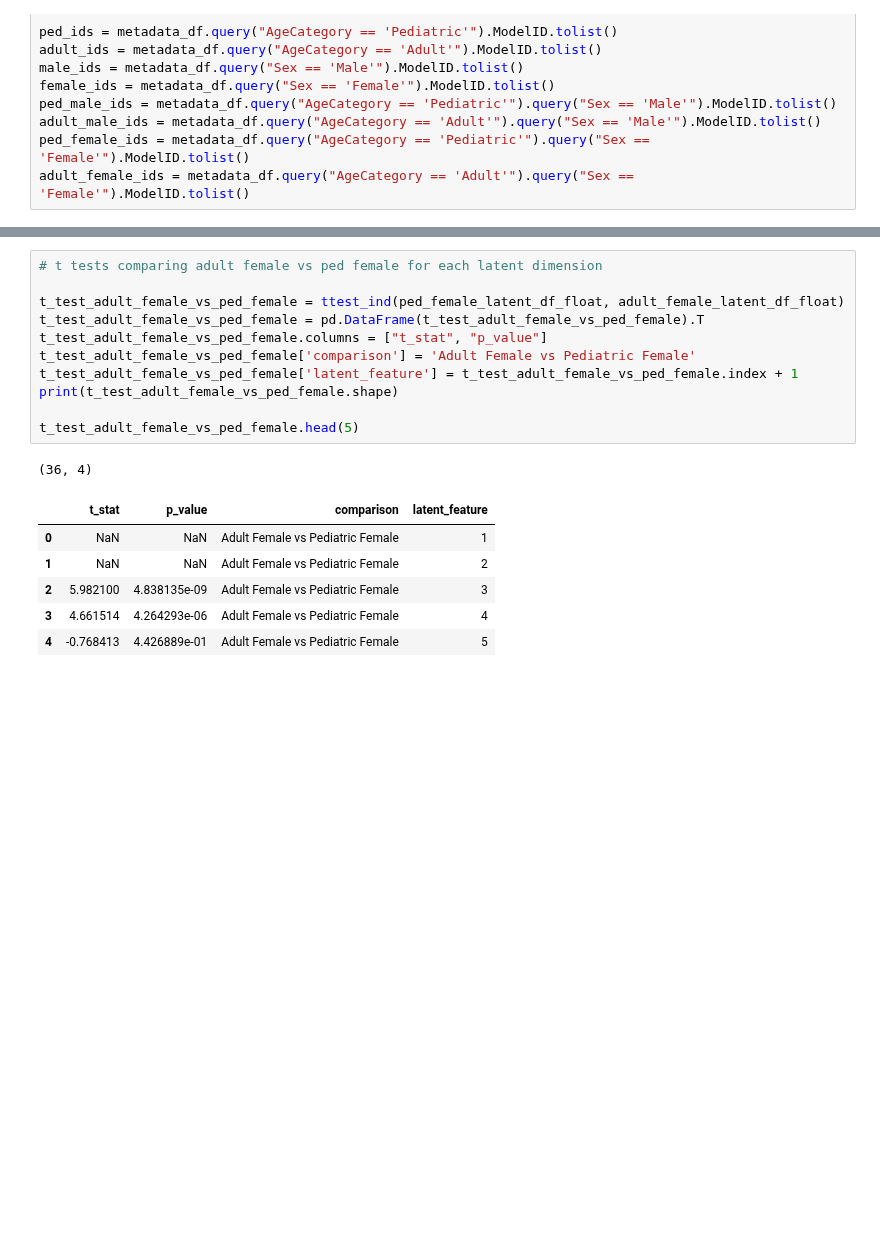
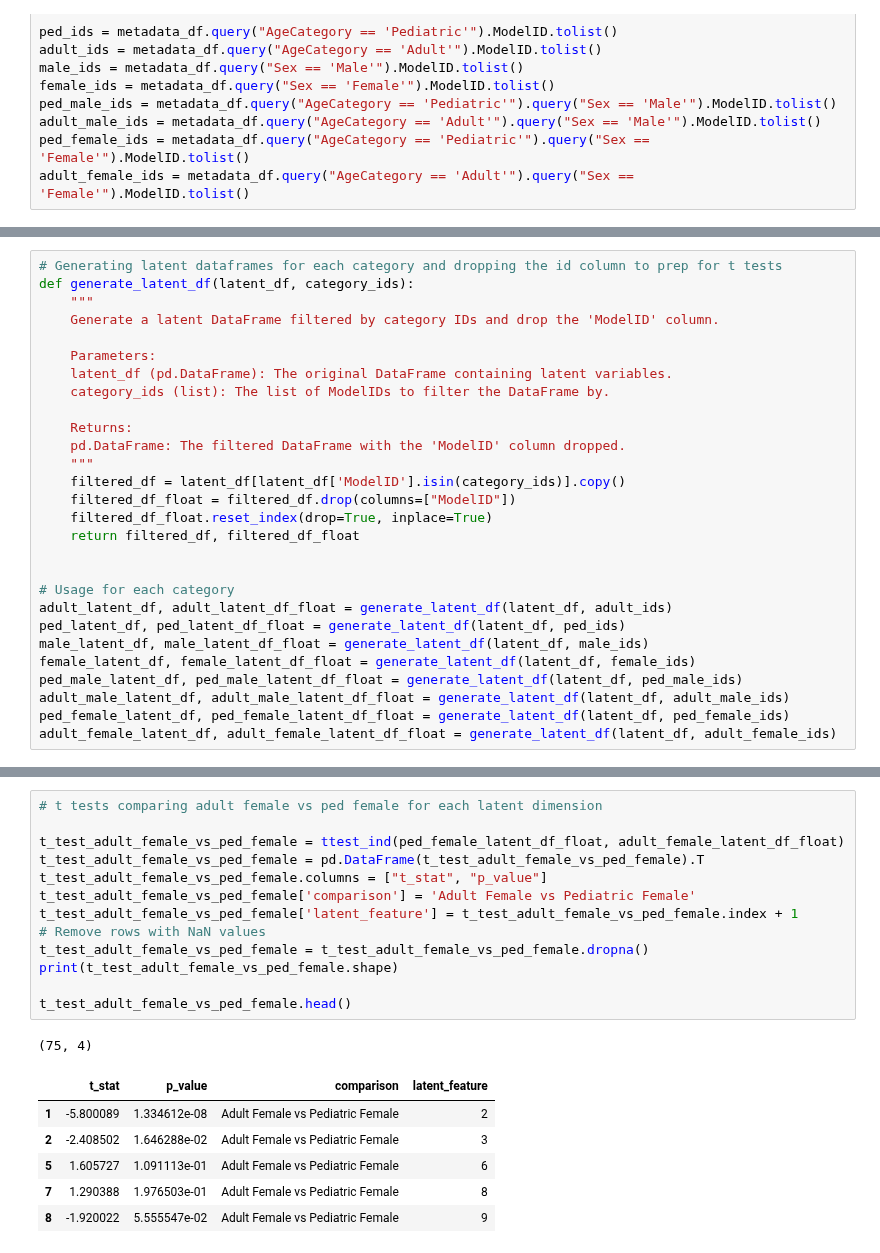
Before and after one commit to WayScience/gene_dependency_representations, a Jupyter notebook: 3.analysis/3.t_tests.ipynb, the cells around one changed output, grey strips where cells are left out. Saved outputs shown, nothing was run; the diff lists cells and outputs as text; blank space fills up the shorter version.

```diff
--- a/3.analysis/3.t_tests.ipynb
+++ b/3.analysis/3.t_tests.ipynb
@@ -84,3 +30,31 @@ adult_female_latent_df_float.reset_index(drop=True, inplace=True)
+# %%
+# Generating latent dataframes for each category and dropping the id column to prep for t tests
+def generate_latent_df(latent_df, category_ids):
+    """
+    Generate a latent DataFrame filtered by category IDs and drop the 'ModelID' column.
+
+    Parameters:
+    latent_df (pd.DataFrame): The original DataFrame containing latent variables.
+    category_ids (list): The list of ModelIDs to filter the DataFrame by.
+
+    Returns:
+    pd.DataFrame: The filtered DataFrame with the 'ModelID' column dropped.
+    """
+    filtered_df = latent_df[latent_df['ModelID'].isin(category_ids)].copy()
+    filtered_df_float = filtered_df.drop(columns=["ModelID"])
+    filtered_df_float.reset_index(drop=True, inplace=True)
+    return filtered_df, filtered_df_float
+
+
+# Usage for each category
+adult_latent_df, adult_latent_df_float = generate_latent_df(latent_df, adult_ids)
+ped_latent_df, ped_latent_df_float = generate_latent_df(latent_df, ped_ids)
+male_latent_df, male_latent_df_float = generate_latent_df(latent_df, male_ids)
+female_latent_df, female_latent_df_float = generate_latent_df(latent_df, female_ids)
+ped_male_latent_df, ped_male_latent_df_float = generate_latent_df(latent_df, ped_male_ids)
+adult_male_latent_df, adult_male_latent_df_float = generate_latent_df(latent_df, adult_male_ids)
+ped_female_latent_df, ped_female_latent_df_float = generate_latent_df(latent_df, ped_female_ids)
+adult_female_latent_df, adult_female_latent_df_float = generate_latent_df(latent_df, adult_female_ids)
 # %%
 # t tests comparing adult vs ped for each latent dimension
 
@@ -141,22 +132,24 @@ t_test_adult_male_vs_ped_male.head(5)
 # %%
 # t tests comparing adult female vs ped female for each latent dimension
 
 t_test_adult_female_vs_ped_female = ttest_ind(ped_female_latent_df_float, adult_female_latent_df_float)
 t_test_adult_female_vs_ped_female = pd.DataFrame(t_test_adult_female_vs_ped_female).T
 t_test_adult_female_vs_ped_female.columns = ["t_stat", "p_value"]
 t_test_adult_female_vs_ped_female['comparison'] = 'Adult Female vs Pediatric Female'
 t_test_adult_female_vs_ped_female['latent_feature'] = t_test_adult_female_vs_ped_female.index + 1
+# Remove rows with NaN values
+t_test_adult_female_vs_ped_female = t_test_adult_female_vs_ped_female.dropna()
 print(t_test_adult_female_vs_ped_female.shape)
 
-t_test_adult_female_vs_ped_female.head(5)
+t_test_adult_female_vs_ped_female.head()
 # %% [output]
-(36, 4)
+(75, 4)
 |  | t_stat | p_value | comparison | latent_feature |
-| 0 | NaN | NaN | Adult Female vs Pediatric Female | 1 |
-| 1 | NaN | NaN | Adult Female vs Pediatric Female | 2 |
-| 2 | 5.982100 | 4.838135e-09 | Adult Female vs Pediatric Female | 3 |
-| 3 | 4.661514 | 4.264293e-06 | Adult Female vs Pediatric Female | 4 |
-| 4 | -0.768413 | 4.426889e-01 | Adult Female vs Pediatric Female | 5 |
+| 1 | -5.800089 | 1.334612e-08 | Adult Female vs Pediatric Female | 2 |
+| 2 | -2.408502 | 1.646288e-02 | Adult Female vs Pediatric Female | 3 |
+| 5 | 1.605727 | 1.091113e-01 | Adult Female vs Pediatric Female | 6 |
+| 7 | 1.290388 | 1.976503e-01 | Adult Female vs Pediatric Female | 8 |
+| 8 | -1.920022 | 5.555547e-02 | Adult Female vs Pediatric Female | 9 |
 # %%
 # t tests comparing ped male vs ped female for each latent dimension
 
```
Also changed, not shown: parts of 16 cells of this notebook, 3 other files.
